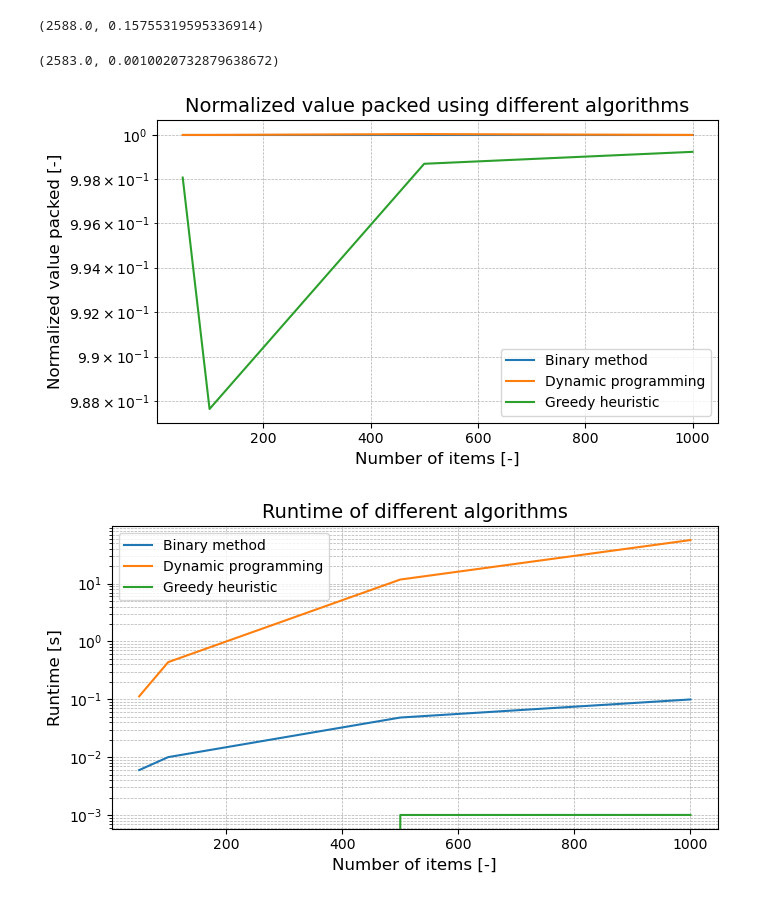
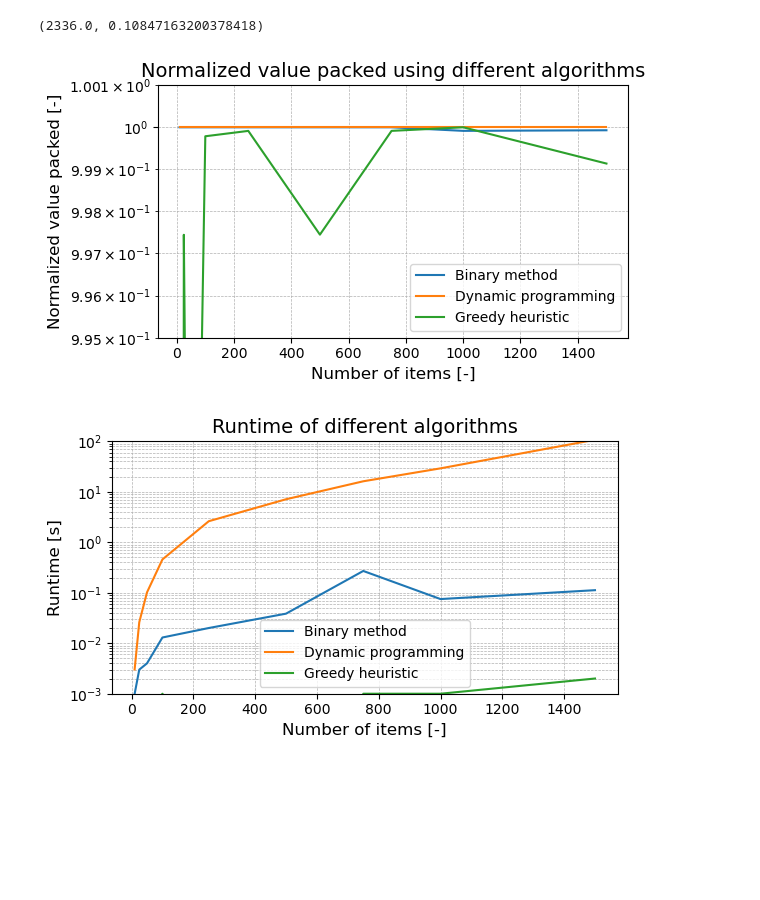
Before and after one commit to Tijmenvdl/DMBA, a Jupyter notebook: DMBA Project.ipynb, the cells around one changed output. Saved outputs shown, nothing was run; the diff lists cells and outputs as text; code cells hidden in the pictures; blank space fills up the shorter version.

```diff
--- a/DMBA Project.ipynb
+++ b/DMBA Project.ipynb
@@ -30,11 +30,11 @@ v, w = instance_generator()
 
 # Problem size set-up
 #N = [50, 100, 500, 1000, 5000, 10000, 50000]
-N = [50, 100, 500, 1000]
+N = [10, 25, 50, 100, 250, 500, 750, 1000, 1500]
 
 # Capacity constraint function based on the problem size
 def W(n):
-    return 0.9*np.sum(w[0:n])
+    return 0.45*np.sum(w[0:n])
 # %%
 # Binary problem
 def binary_method(n, v=v, w=w):
@@ -109,7 +107,7 @@ running_time_dyn_prog = [dyn_prog_method(n)[1] for n in N]
 # %%
 dyn_prog_method(50)
 # %% [output]
-(2588.0, 0.15755319595336914)
+(2336.0, 0.10847163200378418)
 # %%
 
 # Greedy Hueristic
@@ -143,7 +141,3 @@ def Greedy_method(n, v=v, w=w):
 # %%
 optimal_solution_greedy = [Greedy_method(n)[0] for n in N]
 running_time_greedy = [Greedy_method(n)[1] for n in N]
-# %%
-Greedy_method(50)
-# %% [output]
-(2583.0, 0.0010020732879638672)
@@ -150,31 +146,33 @@ Greedy_method(50)
 # %%
-plt.figure(figsize=(7, 4))
-plt.plot(N, [[1] for i in range(len(N))], label='Binary method')
-plt.plot(N, [(optimal_solution_dyn_prog[i] /optimal_solution_binary[i]) for i in range(len(N))], label='Dynamic programming')
-plt.plot(N, [(optimal_solution_greedy[i] /optimal_solution_binary[i]) for i in range(len(N))], label='Greedy heuristic')
+plt.figure(figsize=(6, 3.5))
+plt.plot(N, [(optimal_solution_binary[i] /optimal_solution_dyn_prog[i]) for i in range(len(N))], label='Binary method', linestyle='-')
+plt.plot(N, [[1] for i in range(len(N))], label='Dynamic programming', linestyle='-')
+plt.plot(N, [(optimal_solution_greedy[i] /optimal_solution_dyn_prog[i]) for i in range(len(N))], label='Greedy heuristic', linestyle='-')
 
 plt.xlabel('Number of items [-]', fontsize=12)
 plt.ylabel('Normalized value packed [-]', fontsize=12)
 plt.title('Normalized value packed using different algorithms', fontsize=14)
 plt.yscale('log')
 plt.legend()
 plt.grid(True, which="both", linestyle='--', linewidth=0.5)
 plt.tight_layout()
+plt.ylim(0.995, 1.001)
 plt.show()
 
-plt.figure(figsize=(7, 4))
-plt.plot(N, running_time_binary, label='Binary method')
-plt.plot(N, running_time_dyn_prog, label='Dynamic programming')
-plt.plot(N, running_time_greedy, label='Greedy heuristic')
+plt.figure(figsize=(6, 3.5))
+plt.plot(N, running_time_binary, label='Binary method', linestyle='-')
+plt.plot(N, running_time_dyn_prog, label='Dynamic programming', linestyle='-')
+plt.plot(N, running_time_greedy, label='Greedy heuristic', linestyle='-')
 
 plt.xlabel('Number of items [-]', fontsize=12)
 plt.ylabel('Runtime [s]', fontsize=12)
 plt.title('Runtime of different algorithms', fontsize=14)
 plt.yscale('log')
 plt.legend()
 plt.grid(True, which="both", linestyle='--', linewidth=0.5)
 plt.tight_layout()
+plt.ylim(0.001, 100)
 plt.show()
 # %% [output]
-[figure, old version]
+[figure, new version]
-[figure, old version]
+[figure, new version]
```
Also changed, not shown: parts of 6 cells of this notebook.
